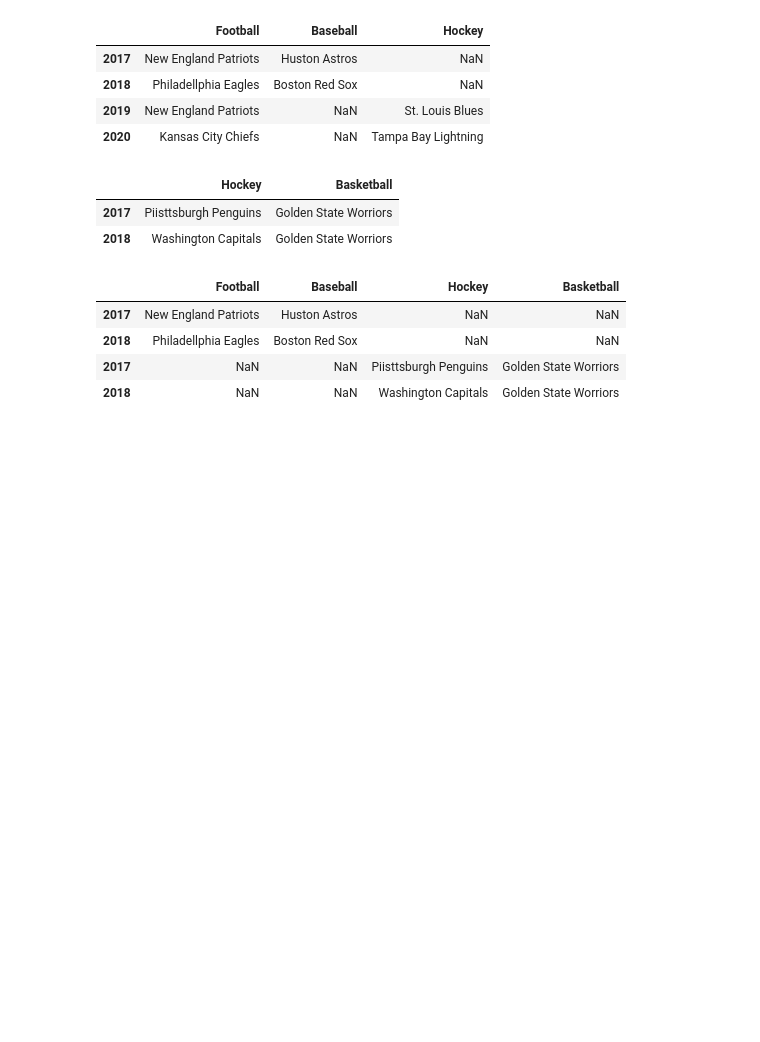
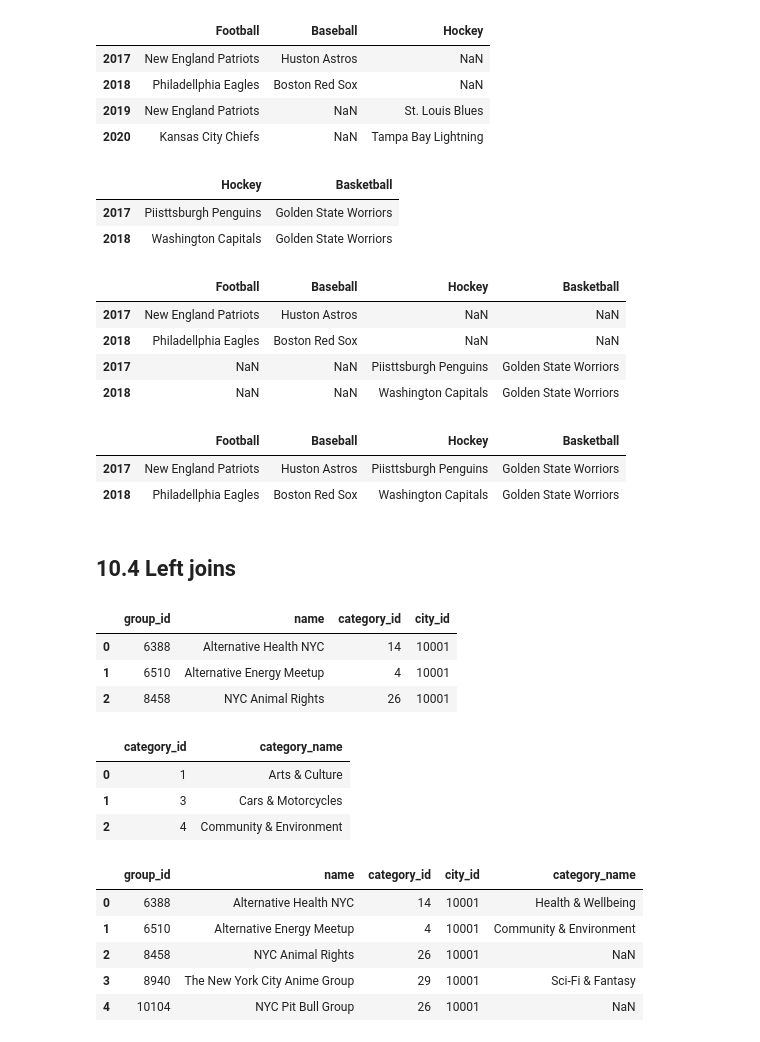
Before and after one commit to ljyGmail/pandas_in_action, a Jupyter notebook: ch10_merging_joining_and_concatenating.ipynb, the cells around one changed output. Drawn from its saved outputs; the diff is of its cells as text; code cells hidden in the pictures; blank space fills up the shorter version.

Commit message:
10.4 left joins

```diff
--- a/ch10_merging_joining_and_concatenating.ipynb
+++ b/ch10_merging_joining_and_concatenating.ipynb
@@ -189,3 +189,37 @@ pd.concat(
     objs=[sports_champions_A, sports_champions_C],
     axis=1
 )
+
+pd.concat(
+    objs=[sports_champions_A, sports_champions_C],
+    axis="columns"
+)
+# %% [output]
+|  | Football | Baseball | Hockey | Basketball |
+| 2017 | New England Patriots | Huston Astros | Piisttsburgh Penguins | Golden State Worriors |
+| 2018 | Philadellphia Eagles | Boston Red Sox | Washington Capitals | Golden State Worriors |
+# %% [markdown]
+## 10.4 Left joins
+# %%
+groups.head(3)
+# %% [output]
+|  | group_id | name | category_id | city_id |
+| 0 | 6388 | Alternative Health NYC | 14 | 10001 |
+| 1 | 6510 | Alternative Energy Meetup | 4 | 10001 |
+| 2 | 8458 | NYC Animal Rights | 26 | 10001 |
+# %%
+categories.head(3)
+# %% [output]
+|  | category_id | category_name |
+| 0 | 1 | Arts & Culture |
+| 1 | 3 | Cars & Motorcycles |
+| 2 | 4 | Community & Environment |
+# %%
+groups.merge(categories, how="left", on="category_id").head()
+# %% [output]
+|  | group_id | name | category_id | city_id | category_name |
+| 0 | 6388 | Alternative Health NYC | 14 | 10001 | Health & Wellbeing |
+| 1 | 6510 | Alternative Energy Meetup | 4 | 10001 | Community & Environment |
+| 2 | 8458 | NYC Animal Rights | 26 | 10001 | NaN |
+| 3 | 8940 | The New York City Anime Group | 29 | 10001 | Sci-Fi & Fantasy |
+| 4 | 10104 | NYC Pit Bull Group | 26 | 10001 | NaN |
```
